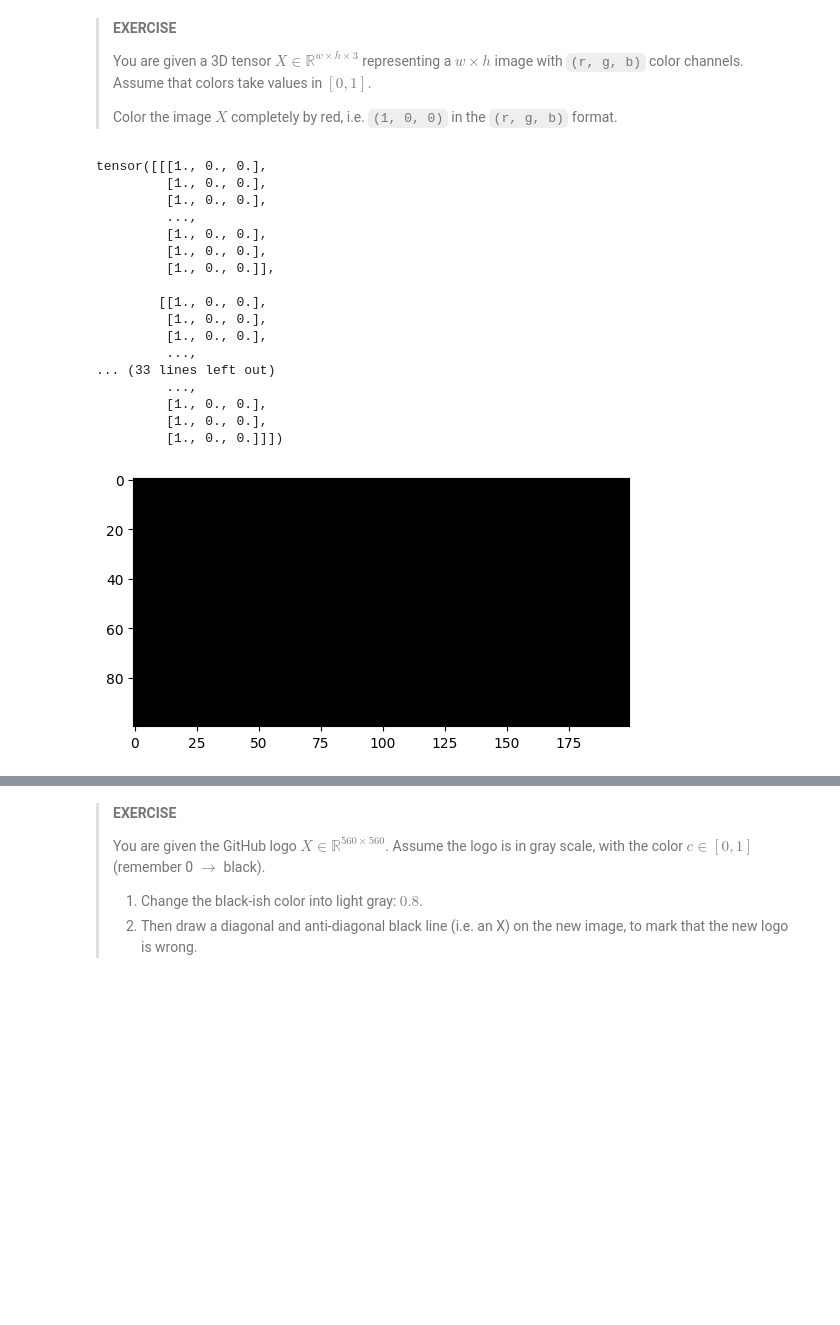
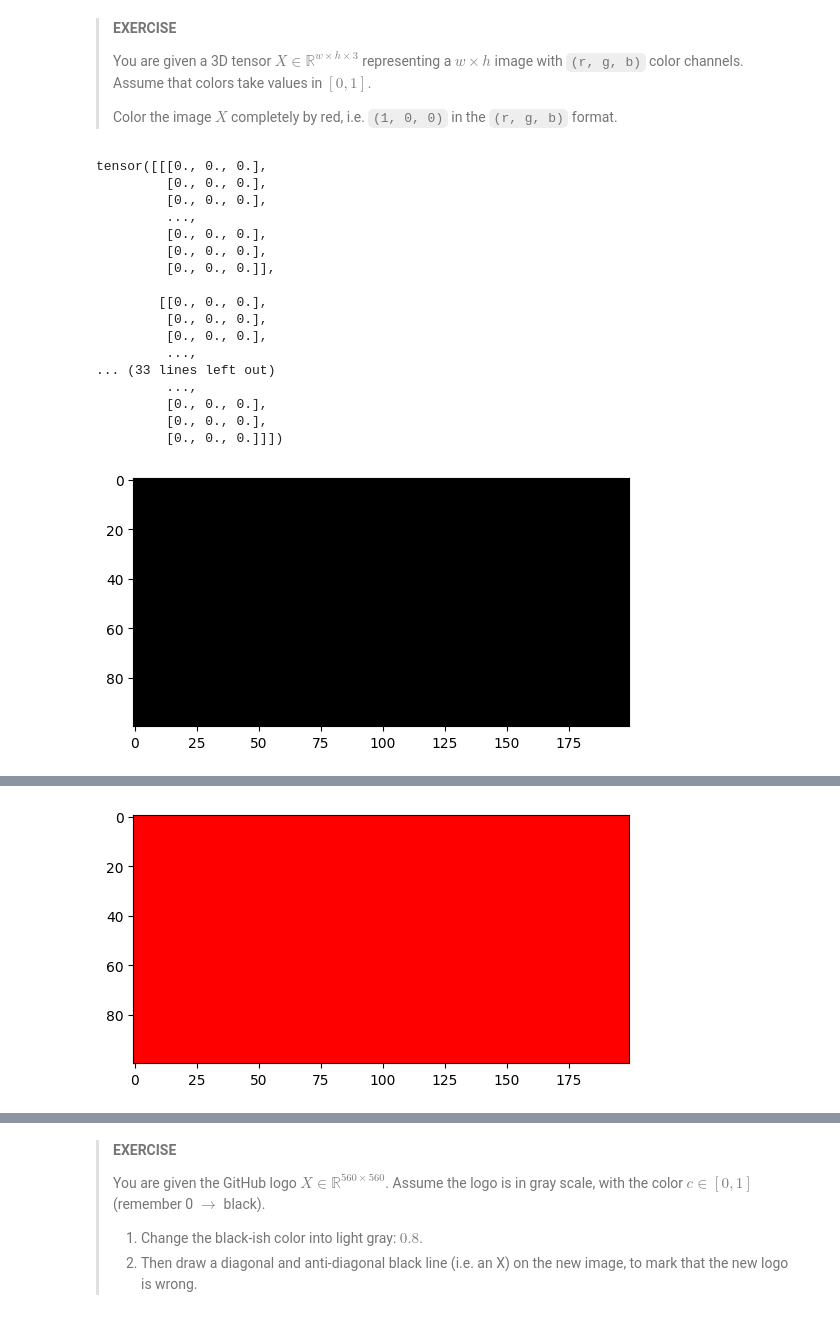
Before and after one commit to TommasoFederici/DeepLearning_and_AppliedAI, a Jupyter notebook: labs/01_Tensor_basics.ipynb, the cells around one changed output, grey strips where cells are left out. Saved outputs shown, nothing was run; the diff lists cells and outputs as text; code cells hidden in the pictures; blank space fills up the shorter version.

```diff
--- a/labs/01_Tensor_basics.ipynb
+++ b/labs/01_Tensor_basics.ipynb
@@ -1251,26 +1251,28 @@ x = torch.zeros(100, 200, 3)
 
 %matplotlib inline
 import matplotlib.pyplot as plt
-x + torch.tensor([1,0,0])
 img = plt.imshow(x)
 # %% [output]
-tensor([[[1., 0., 0.],
-         [1., 0., 0.],
-         [1., 0., 0.],
+tensor([[[0., 0., 0.],
+         [0., 0., 0.],
+         [0., 0., 0.],
          ...,
-         [1., 0., 0.],
-         [1., 0., 0.],
-         [1., 0., 0.]],
+         [0., 0., 0.],
+         [0., 0., 0.],
+         [0., 0., 0.]],
 
-        [[1., 0., 0.],
-         [1., 0., 0.],
-         [1., 0., 0.],
+        [[0., 0., 0.],
+         [0., 0., 0.],
+         [0., 0., 0.],
          ...,
 ... (33 lines left out)
          ...,
-         [1., 0., 0.],
-         [1., 0., 0.],
-         [1., 0., 0.]]])
+         [0., 0., 0.],
+         [0., 0., 0.],
+         [0., 0., 0.]]])
 [figure]
 # %%
 # Write here your solution
+x = x + torch.tensor([1,0,0])
+img = plt.imshow(x)
+# %% [output]
@@ -1277,3 +1280,4 @@ tensor([[[1., 0., 0.],
+[figure, added]
 # %%
 # @title 👀 Solution
 
```
Also changed, not shown: parts of 2 cells of this notebook.
